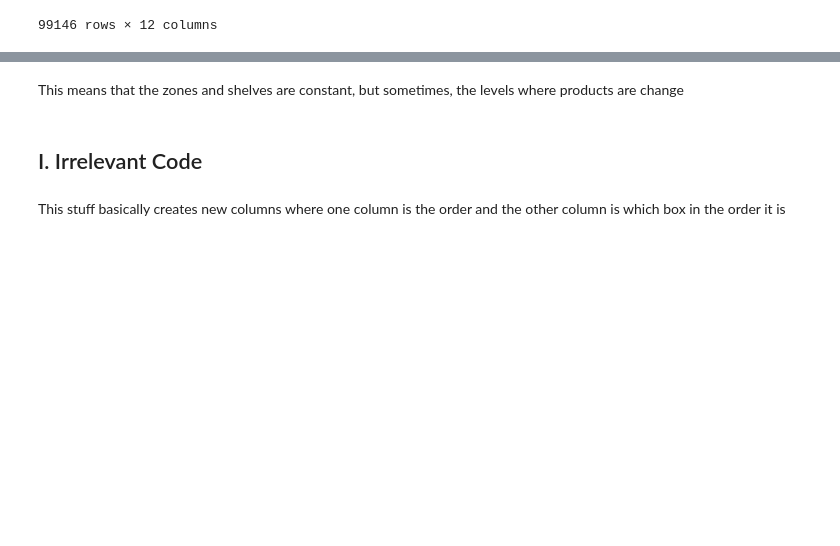
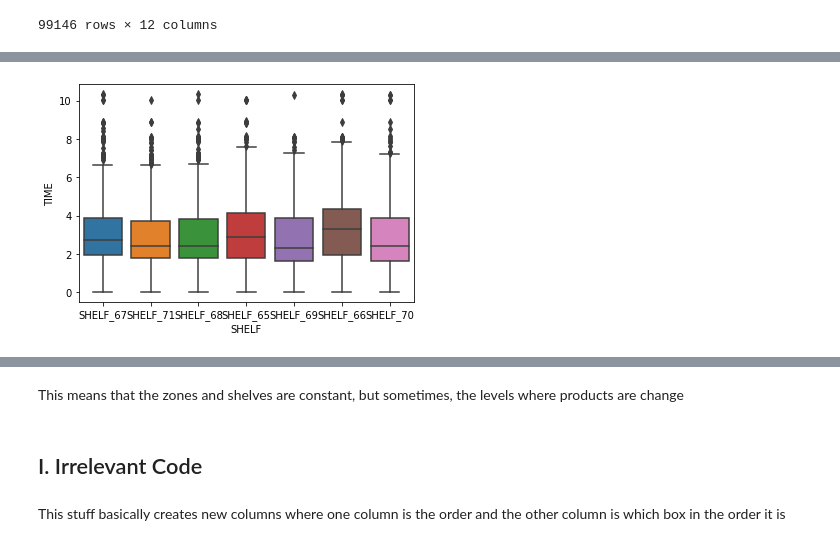
Before and after one commit to oostendo/2022-SI699-011, a Jupyter notebook: lyc-icee/Analysis 1.ipynb, the cells around one changed output, grey strips where cells are left out. Cells and saved outputs as stored; diff of their text form; code cells hidden in the pictures; blank space fills up the shorter version.

```diff
--- a/lyc-icee/Analysis 1.ipynb
+++ b/lyc-icee/Analysis 1.ipynb
@@ -459,0 +469,5 @@ defaultdict(list,
+# %%
+shelf_data_frame = pd.DataFrame()
+for key,val in shelf_df.items():
+    shelf_data_frame[key] = pd.Series(val)
+shelf_data_frame.head()
@@ -459,0 +481,4 @@ defaultdict(list,
+# %%
+shelf_data_frame.columns = ["SHELF_"+str(i) for i in list(shelf_data_frame.columns)]
+shelf_data_frame += 1
+shelf_data_frame
@@ -459,0 +499,4 @@ defaultdict(list,
+# %%
+for col in list(shelf_data_frame.columns):
+    shelf_data_frame[col] = np.log(shelf_data_frame[col])
+shelf_data_frame
@@ -459,0 +517,3 @@ defaultdict(list,
+# %%
+shelf_df_prepared = shelf_data_frame.stack().to_frame().reset_index(level = [0,1], drop = False).drop(columns = ["level_0"]).rename(columns = {"level_1":"SHELF",0:"TIME"})
+shelf_df_prepared
@@ -459,0 +534,5 @@ defaultdict(list,
+# %%
+sns.boxplot(data=shelf_df_prepared, x='SHELF', y='TIME')
+plt.show()
+# %% [output]
+[figure, added]
```
Also changed, not shown: parts of 22 cells of this notebook.
